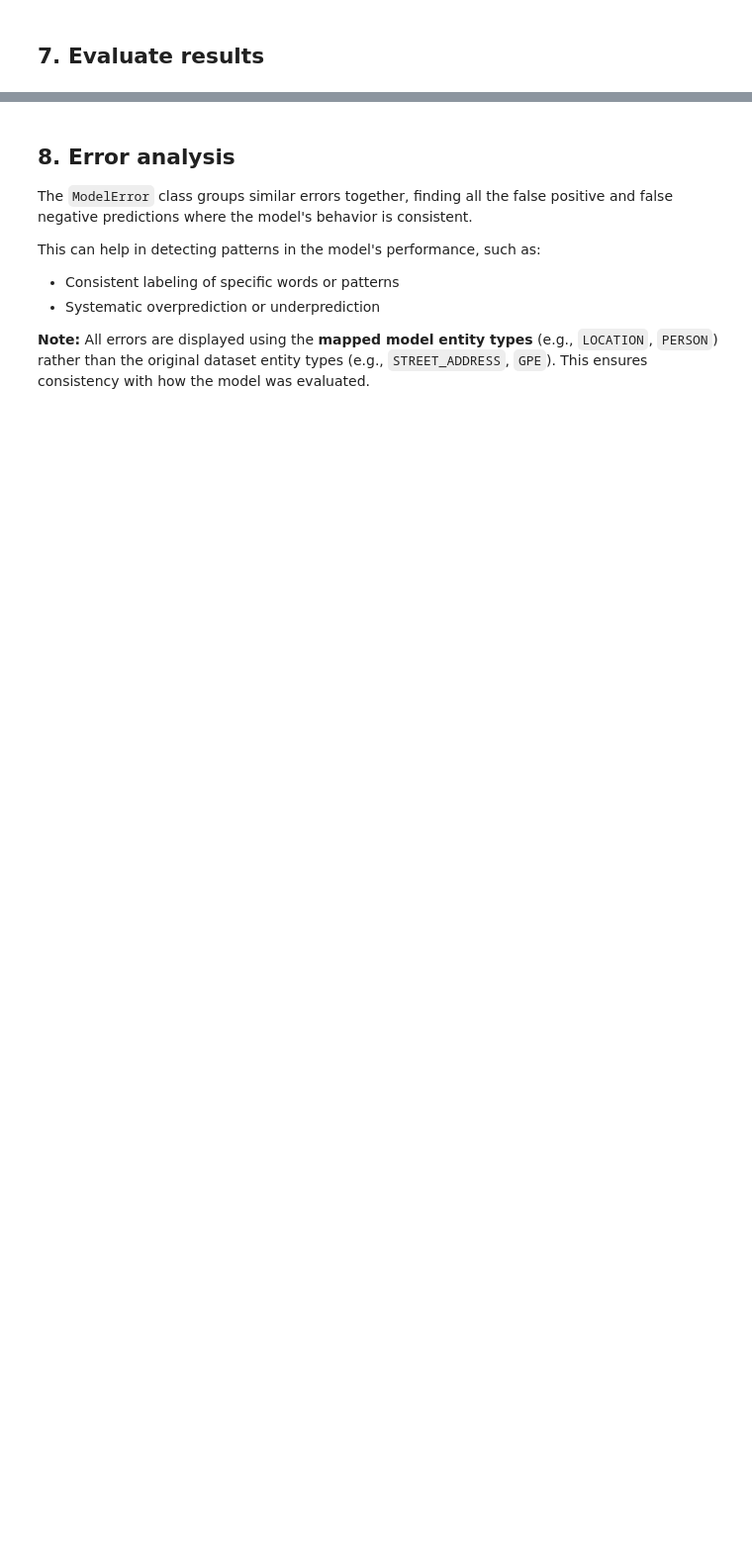
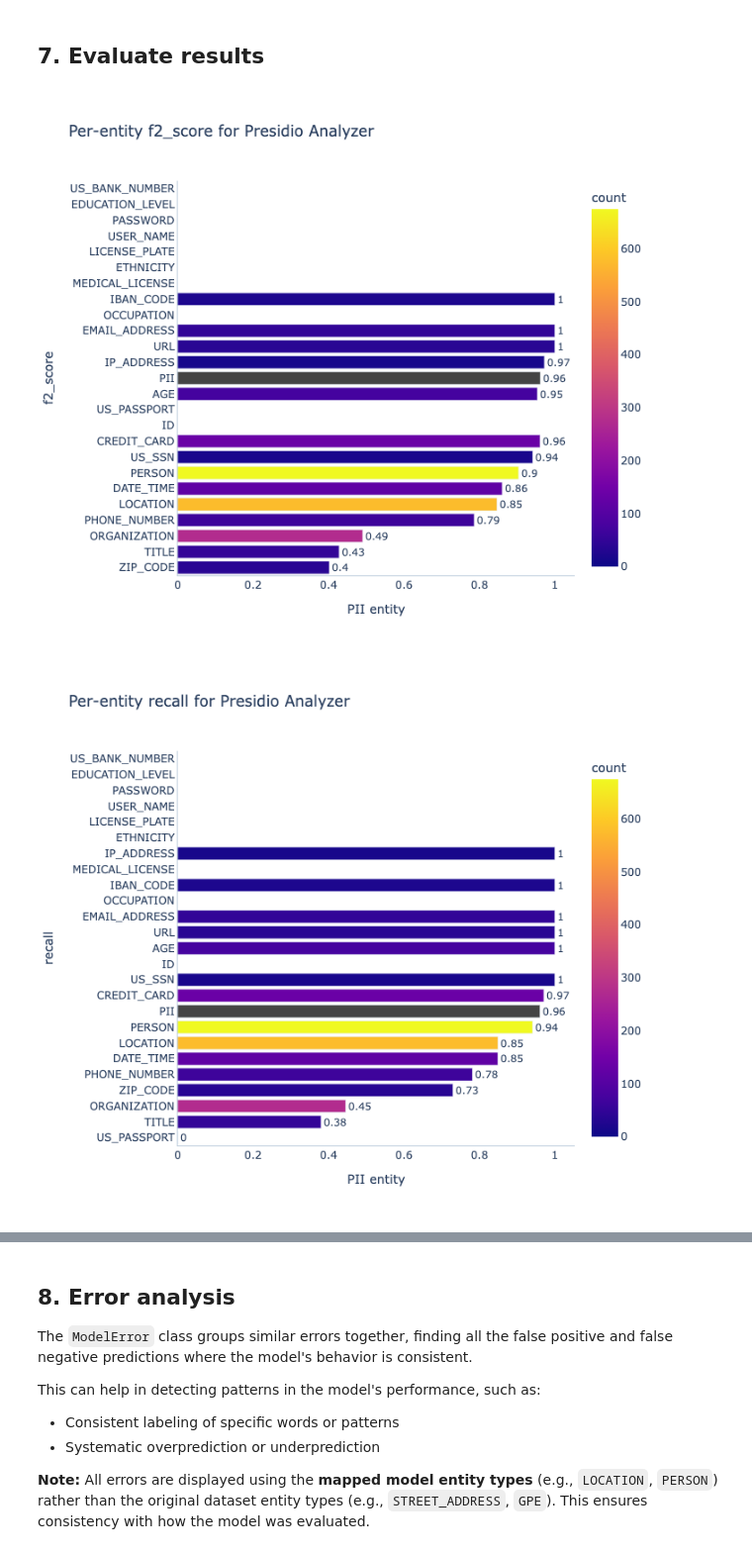
Before and after one commit to data-privacy-stack/presidio-research, a Jupyter notebook: notebooks/5_Evaluate_Custom_Presidio_Analyzer.ipynb, the cells around one changed output, grey strips where cells are left out. Shown at 99% size. Drawn from its saved outputs; the diff is of its cells as text; code cells hidden in the pictures; blank space fills up the shorter version.

```diff
--- a/notebooks/5_Evaluate_Custom_Presidio_Analyzer.ipynb
+++ b/notebooks/5_Evaluate_Custom_Presidio_Analyzer.ipynb
@@ -474,8 +477,10 @@ Wall time: 2min 14s
 # %%
 # Plot output
 plotter = Plotter(results=results,
                   model_name = evaluator.model.name,
-                  save_as='html',
+                  display_mode="static",
                   beta = 2)
-output_folder = Path(Path.cwd().parent, "plotter_output")
-plotter.plot_scores(output_folder=output_folder)
+plotter.plot_scores()
+# %% [output]
+[figure, added]
+[figure, added]
```
Also changed, not shown: parts of 13 cells of this notebook, 7 other files.
